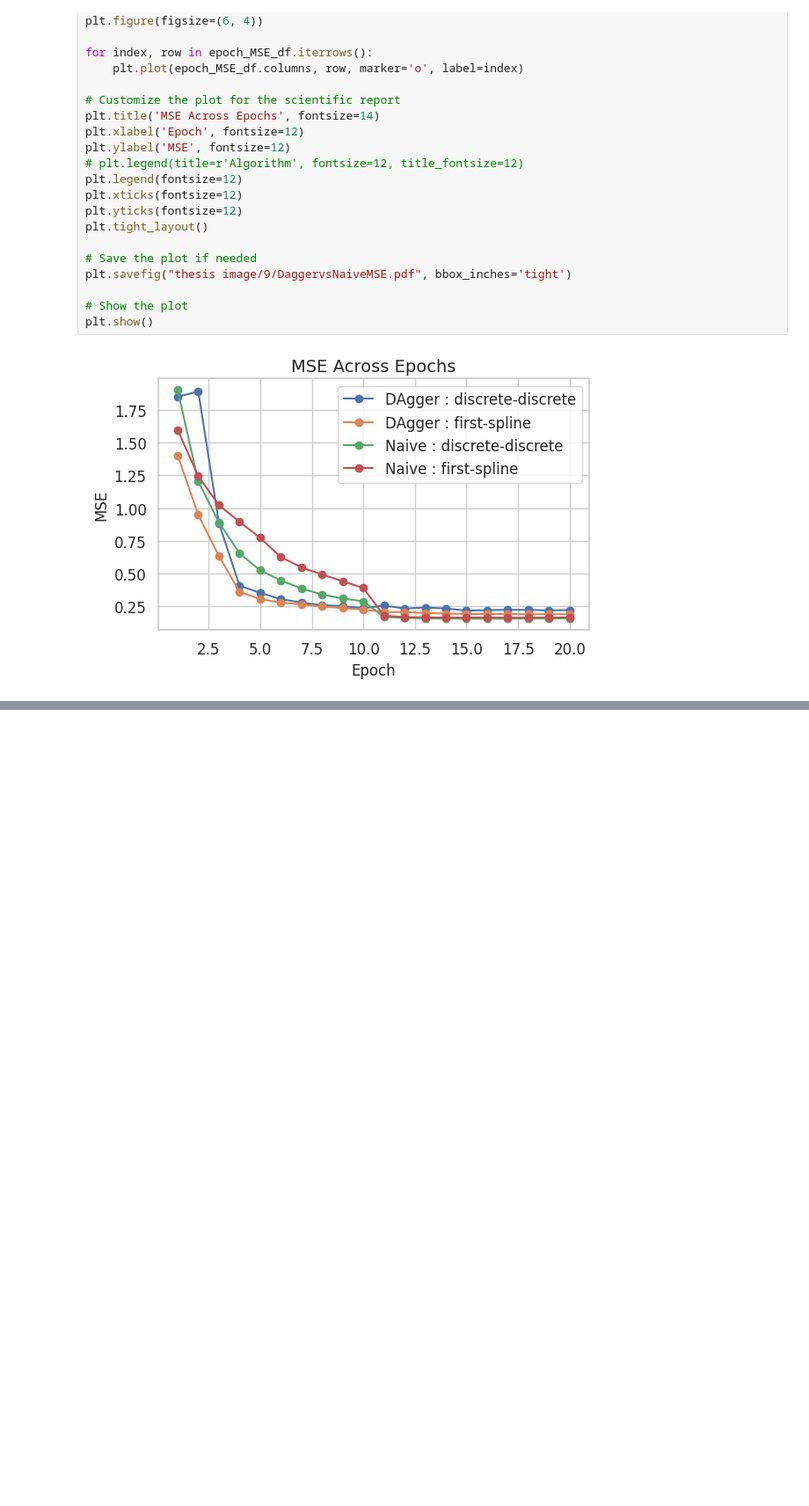
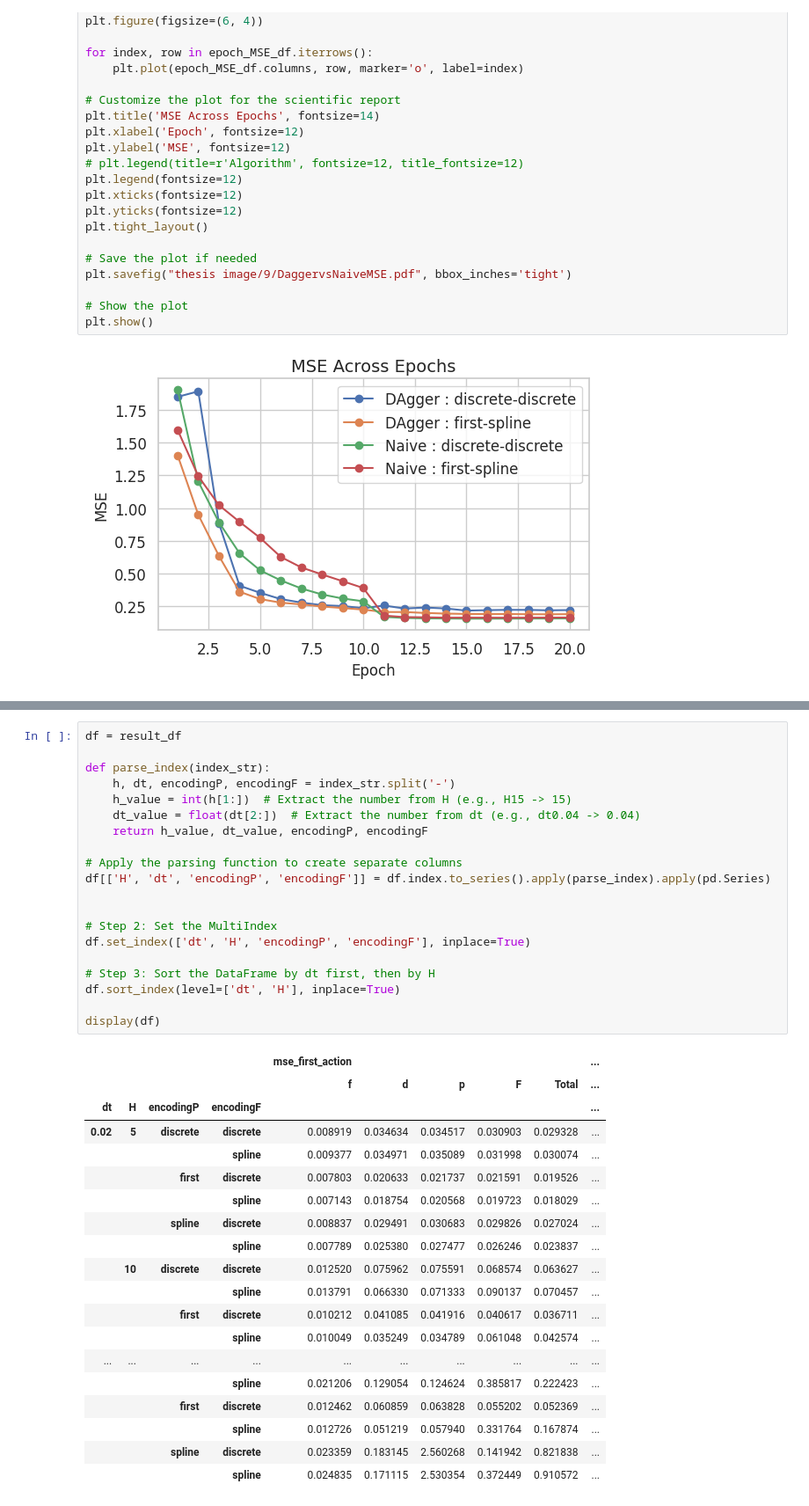
Before and after one commit to Batou1406/dls_orbit_bat_private, a Jupyter notebook: source/extensions/omni.isaac.lab_tasks/omni/isaac/lab_tasks/manager_based/locomotion/model_based/thesis_image.ipynb, the cells around one changed output, grey strips where cells are left out. Shown at 88% size. Drawn from its saved outputs; the diff is of its cells as text; blank space fills up the shorter version.

```diff
--- a/source/extensions/omni.isaac.lab_tasks/omni/isaac/lab_tasks/manager_based/locomotion/model_based/thesis_image.ipynb
+++ b/source/extensions/omni.isaac.lab_tasks/omni/isaac/lab_tasks/manager_based/locomotion/model_based/thesis_image.ipynb
@@ -1519,0 +1691,40 @@ plt.show()
+# %%
+df = result_df
+
+def parse_index(index_str):
+    h, dt, encodingP, encodingF = index_str.split('-')
+    h_value = int(h[1:])  # Extract the number from H (e.g., H15 -> 15)
+    dt_value = float(dt[2:])  # Extract the number from dt (e.g., dt0.04 -> 0.04)
+    return h_value, dt_value, encodingP, encodingF
+
+# Apply the parsing function to create separate columns
+df[['H', 'dt', 'encodingP', 'encodingF']] = df.index.to_series().apply(parse_index).apply(pd.Series)
+
+
+# Step 2: Set the MultiIndex
+df.set_index(['dt', 'H', 'encodingP', 'encodingF'], inplace=True)
+
+# Step 3: Sort the DataFrame by dt first, then by H
+df.sort_index(level=['dt', 'H'], inplace=True)
+
+display(df)
+# %% [output]
+|  |  |  |  | mse_first_action |  |  |  |  | ... |
+|  |  |  |  | f | d | p | F | Total | ... |
+| dt | H | encodingP | encodingF |  |  |  |  |  | ... |
+| 0.02 | 5 | discrete | discrete | 0.008919 | 0.034634 | 0.034517 | 0.030903 | 0.029328 | ... |
+|  |  |  | spline | 0.009377 | 0.034971 | 0.035089 | 0.031998 | 0.030074 | ... |
+|  |  | first | discrete | 0.007803 | 0.020633 | 0.021737 | 0.021591 | 0.019526 | ... |
+|  |  |  | spline | 0.007143 | 0.018754 | 0.020568 | 0.019723 | 0.018029 | ... |
+|  |  | spline | discrete | 0.008837 | 0.029491 | 0.030683 | 0.029826 | 0.027024 | ... |
+|  |  |  | spline | 0.007789 | 0.025380 | 0.027477 | 0.026246 | 0.023837 | ... |
+|  | 10 | discrete | discrete | 0.012520 | 0.075962 | 0.075591 | 0.068574 | 0.063627 | ... |
+|  |  |  | spline | 0.013791 | 0.066330 | 0.071333 | 0.090137 | 0.070457 | ... |
+|  |  | first | discrete | 0.010212 | 0.041085 | 0.041916 | 0.040617 | 0.036711 | ... |
+|  |  |  | spline | 0.010049 | 0.035249 | 0.034789 | 0.061048 | 0.042574 | ... |
+| ... | ... | ... | ... | ... | ... | ... | ... | ... | ... |
+|  |  |  | spline | 0.021206 | 0.129054 | 0.124624 | 0.385817 | 0.222423 | ... |
+|  |  | first | discrete | 0.012462 | 0.060859 | 0.063828 | 0.055202 | 0.052369 | ... |
+|  |  |  | spline | 0.012726 | 0.051219 | 0.057940 | 0.331764 | 0.167874 | ... |
+|  |  | spline | discrete | 0.023359 | 0.183145 | 2.560268 | 0.141942 | 0.821838 | ... |
+|  |  |  | spline | 0.024835 | 0.171115 | 2.530354 | 0.372449 | 0.910572 | ... |
```
Also changed, not shown: parts of 7 cells of this notebook, 3 other files.
